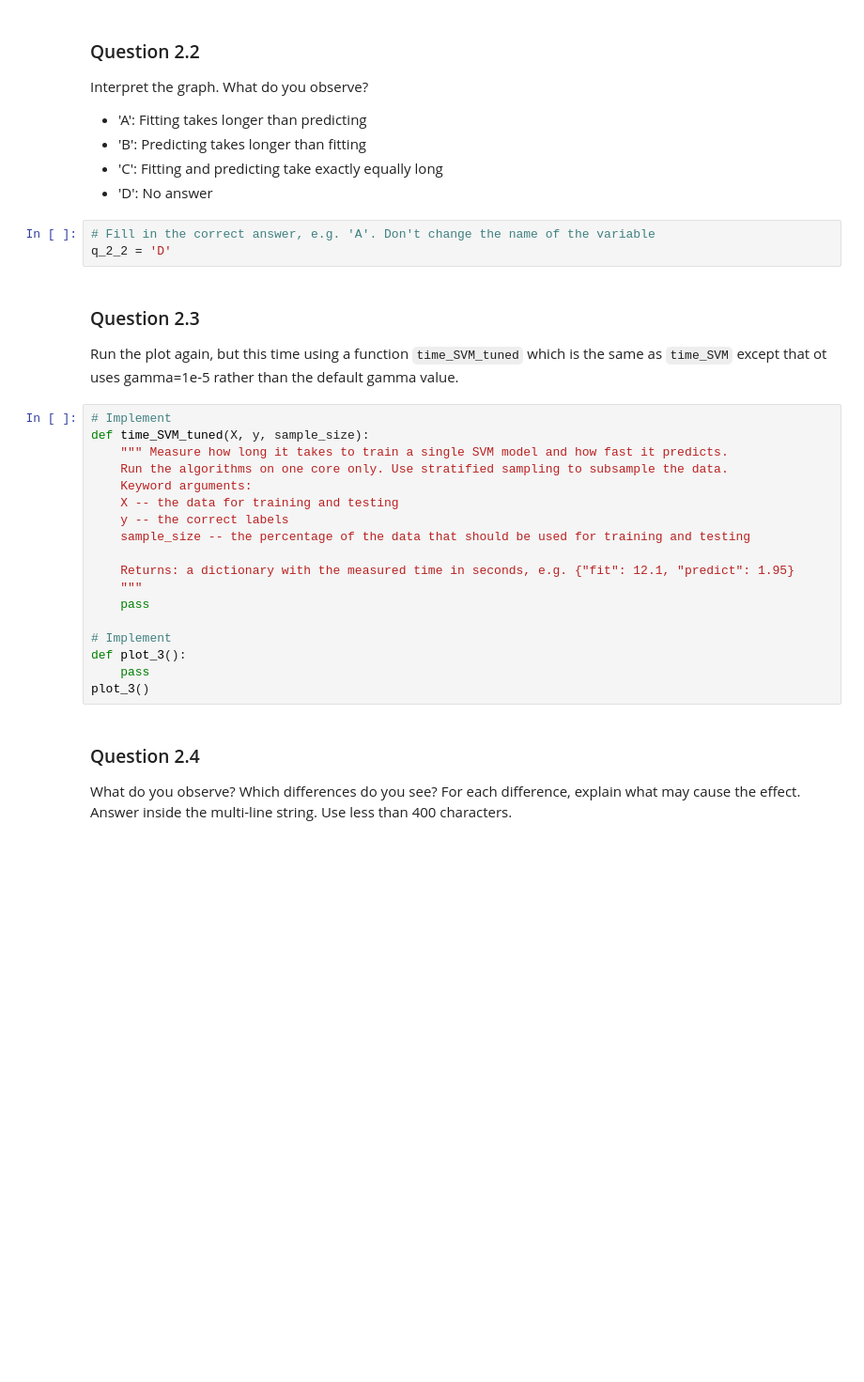
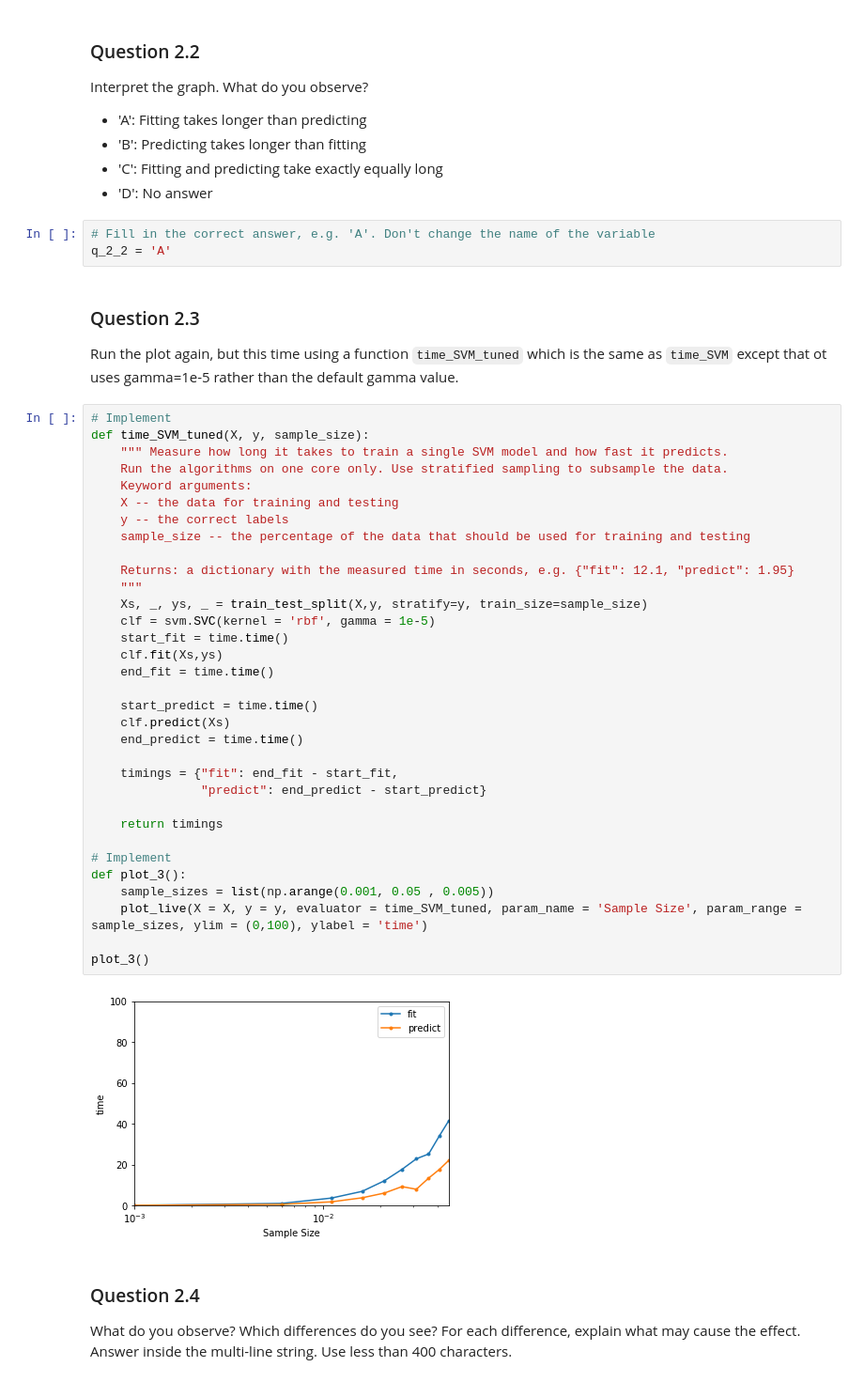
Before and after one commit to Gerdome/ml-course-assignment-1, a Jupyter notebook: Assignment 1.ipynb, the cells around one changed output. Shown: that part at 94% size. Saved outputs shown, nothing was run; the diff lists cells and outputs as text; blank space fills up the shorter version.

```diff
--- a/Assignment 1.ipynb
+++ b/Assignment 1.ipynb
@@ -138,28 +178,45 @@ Interpret the graph. What do you observe?
 - 'D': No answer
 # %%
 # Fill in the correct answer, e.g. 'A'. Don't change the name of the variable
-q_2_2 = 'D'
+q_2_2 = 'A'
 # %% [markdown]
 ### Question 2.3
 Run the plot again, but this time using a function `time_SVM_tuned` which is the same as `time_SVM` except that ot uses gamma=1e-5 rather than the default gamma value.
 # %%
 # Implement
 def time_SVM_tuned(X, y, sample_size):
     """ Measure how long it takes to train a single SVM model and how fast it predicts.
     Run the algorithms on one core only. Use stratified sampling to subsample the data.
     Keyword arguments:
     X -- the data for training and testing
     y -- the correct labels
     sample_size -- the percentage of the data that should be used for training and testing
 
     Returns: a dictionary with the measured time in seconds, e.g. {"fit": 12.1, "predict": 1.95}
     """
-    pass
+    Xs, _, ys, _ = train_test_split(X,y, stratify=y, train_size=sample_size)
+    clf = svm.SVC(kernel = 'rbf', gamma = 1e-5)
+    start_fit = time.time()
+    clf.fit(Xs,ys)
+    end_fit = time.time()
+
+    start_predict = time.time()
+    clf.predict(Xs)
+    end_predict = time.time()
+
+    timings = {"fit": end_fit - start_fit,
+               "predict": end_predict - start_predict}
+
+    return timings
 
 # Implement
 def plot_3():
-    pass
+    sample_sizes = list(np.arange(0.001, 0.05 , 0.005))
+    plot_live(X = X, y = y, evaluator = time_SVM_tuned, param_name = 'Sample Size', param_range = sample_sizes, ylim = (0,100), ylabel = 'time')
+
 plot_3()
+# %% [output]
+[figure, added]
 # %% [markdown]
 ### Question 2.4
 What do you observe? Which differences do you see? For each difference, explain what may cause the effect. Answer inside the multi-line string. Use less than 400 characters.
```
Also changed, not shown: parts of 10 cells of this notebook.
